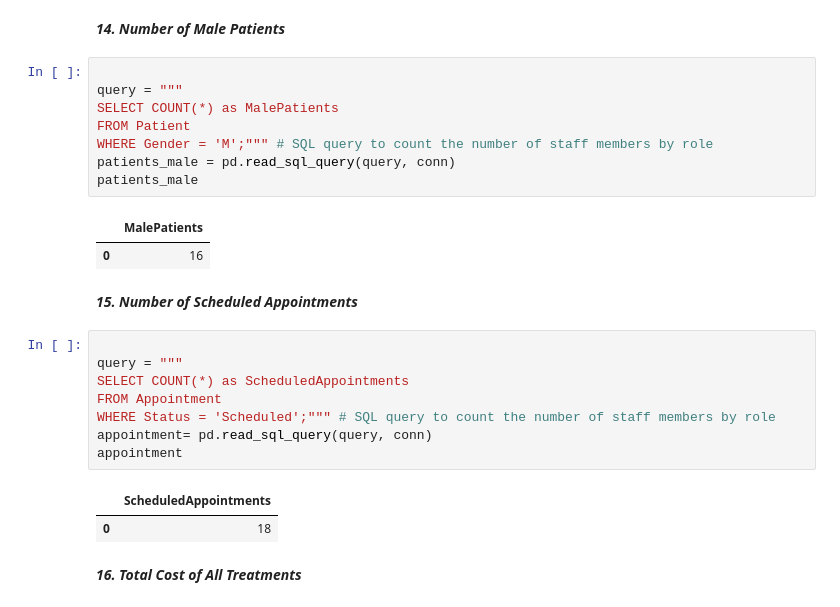
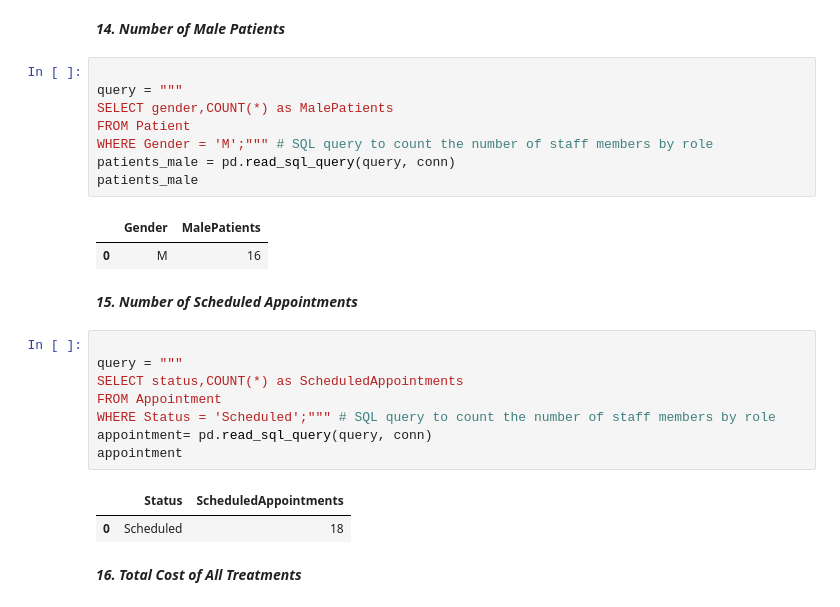
Before and after one commit to TimotheeNkwar/Database-Systems, a Jupyter notebook: DataBase_Project/Dentist_Clinic_DB.ipynb, the cells around one changed output. Drawn from its saved outputs; the diff is of its cells as text.

```diff
--- a/DataBase_Project/Dentist_Clinic_DB.ipynb
+++ b/DataBase_Project/Dentist_Clinic_DB.ipynb
@@ -551,27 +565,27 @@ patients
 # %%
 
 query = """
-SELECT COUNT(*) as MalePatients
+SELECT gender,COUNT(*) as MalePatients
 FROM Patient
 WHERE Gender = 'M';""" # SQL query to count the number of staff members by role
 patients_male = pd.read_sql_query(query, conn)
 patients_male
 # %% [output]
-|  | MalePatients |
-| 0 | 16 |
+|  | Gender | MalePatients |
+| 0 | M | 16 |
 # %% [markdown]
 ***15. Number of Scheduled Appointments***
 # %%
 
 query = """
-SELECT COUNT(*) as ScheduledAppointments
+SELECT status,COUNT(*) as ScheduledAppointments
 FROM Appointment
 WHERE Status = 'Scheduled';""" # SQL query to count the number of staff members by role
 appointment= pd.read_sql_query(query, conn)
 appointment
 # %% [output]
-|  | ScheduledAppointments |
-| 0 | 18 |
+|  | Status | ScheduledAppointments |
+| 0 | Scheduled | 18 |
 # %% [markdown]
 ***16. Total Cost of All Treatments***
 # %%
```
Also changed, not shown: parts of 1 cell of this notebook.
